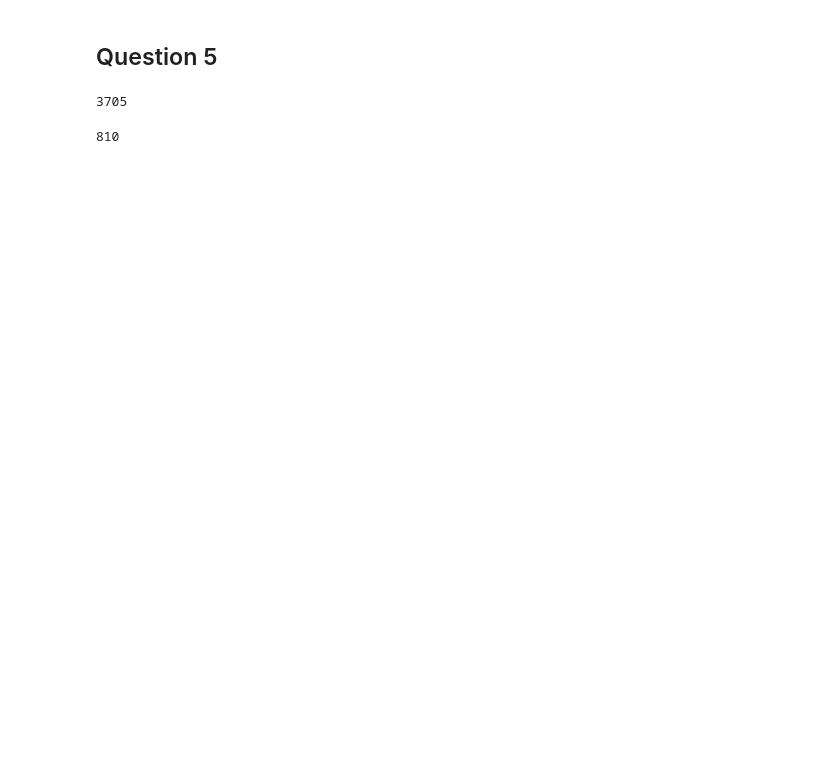
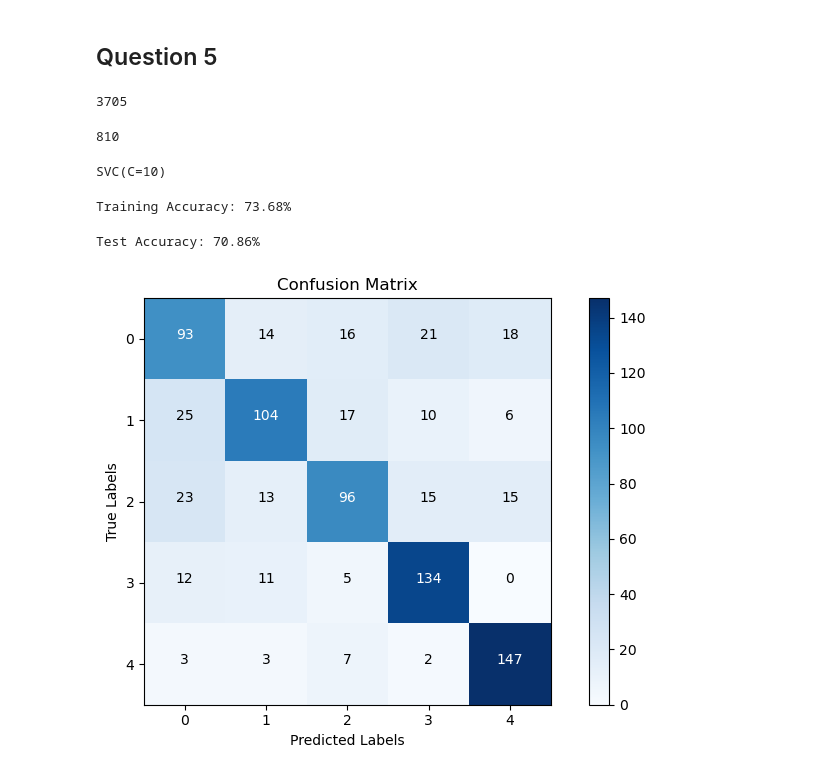
Before and after one commit to Carmenfranci/CMRM-HW1, a Jupyter notebook: Homework1.ipynb, the cells around one changed output. Cells and saved outputs as stored; diff of their text form; code cells hidden in the pictures; blank space fills up the shorter version.

```diff
--- a/Homework1.ipynb
+++ b/Homework1.ipynb
@@ -958,15 +973,72 @@ C = 10
 
 
 # Train SVC
+svm_model = SVC(C = C, kernel =kernel)
+
+#save file
+file_name = f"my_model/svc_{kernel}_C_{C}_N_{N}_H_{H}"
+os.makedirs("my_model", exist_ok=True)  # Create directory
+
+# Save the model
+joblib.dump(svm_model, file_name)
+
+
+# Train (fit) the model on the training data
+svm_model.fit(train_fvector, labels_train)
+# %% [output]
+SVC(C=10)
 # %%
 # Print the accuracy on the training set
+training_accuracy = svm_model.score(train_fvector, labels_train)
+print(f"Training Accuracy: {training_accuracy * 100:.2f}%")
+# %% [output]
+Training Accuracy: 73.68%
 # %%
 # Classify the test set
+# Make predictions on the test set
+test_predictions = svm_model.predict(test_fvector)
 
 
 # Print the accuracy
+# Calculate accuracy on the test set and print it
+test_accuracy = accuracy_score(labels_test, test_predictions)
+print(f"Test Accuracy: {test_accuracy * 100:.2f}%")
 
 
 # Plot the confusion matrix
+cm = confusion_matrix(labels_test, test_predictions)
+
+
+# Plot the confusion matrix
+plt.figure(figsize=(8, 5))
+
+# Create a heatmap-like plot using imshow
+plt.imshow(cm, interpolation='nearest', cmap=plt.cm.Blues)
+plt.title('Confusion Matrix')
+plt.xlabel('Predicted Labels')
+plt.ylabel('True Labels')
+
+# Add color bar
+plt.colorbar()
+
+# Add class labels to the axes
+tick_marks = np.arange(len(label_names))
+plt.xticks(tick_marks, label_names)
+plt.yticks(tick_marks, label_names)
+
+# Annotate the confusion matrix with numbers
+thresh = cm.max() / 2
+for i in range(len(label_names)):
+    for j in range(len(label_names)):
+        plt.text(j, i, cm[i, j],
+                 horizontalalignment="center",
+                 color="white" if cm[i, j] > thresh else "black")
+
+# Display the plot
+plt.tight_layout()
+plt.show()
+# %% [output]
+Test Accuracy: 70.86%
+[figure, added]
 # %%
 # Classification report
```
Also changed, not shown: parts of 7 cells of this notebook, 6 other files.
